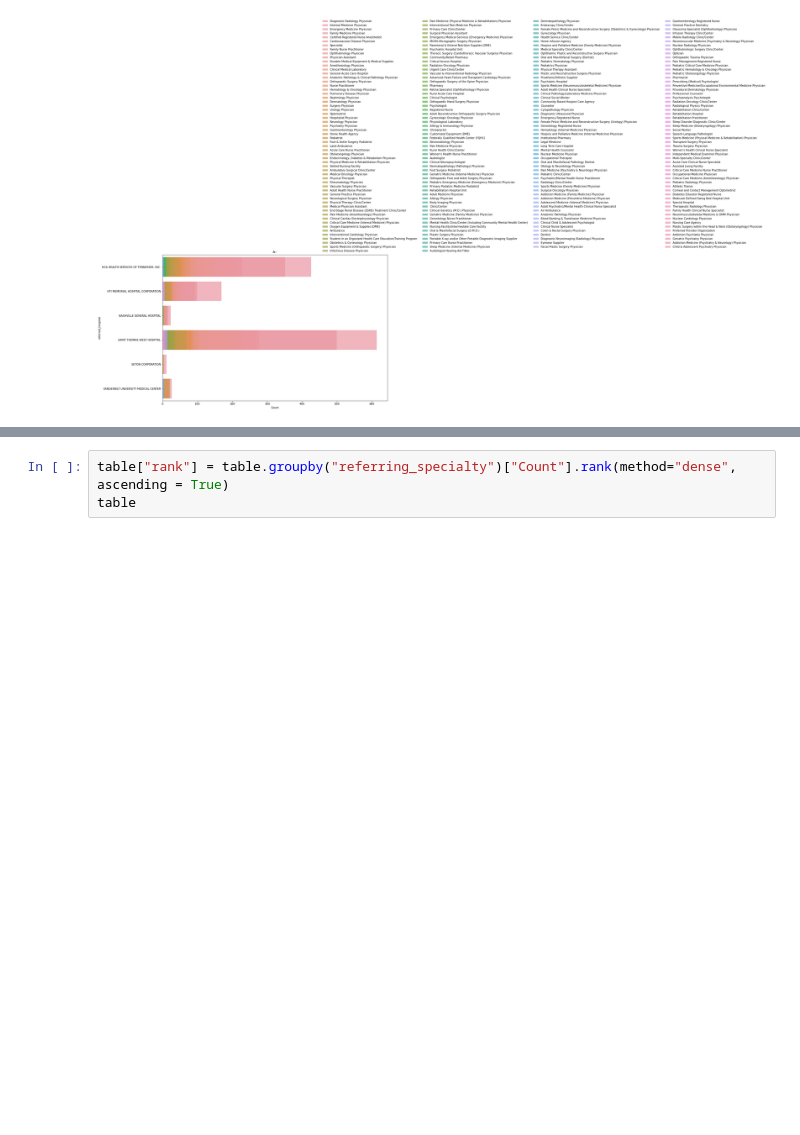
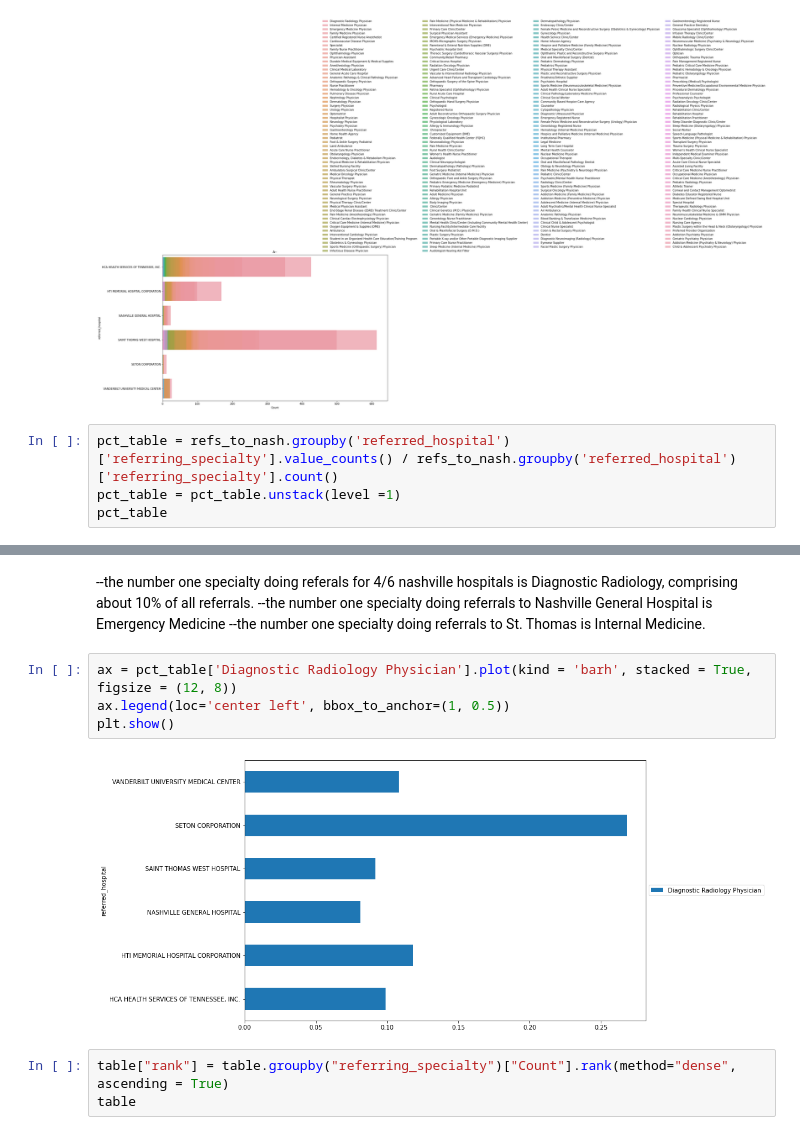
Before and after one commit to jmayf123/Hop_Teaming_Project, a Jupyter notebook: ht_eda_et.ipynb, the cells around one changed output, grey strips where cells are left out. Drawn from its saved outputs; the diff is of its cells as text; blank space fills up the shorter version.

```diff
--- a/ht_eda_et.ipynb
+++ b/ht_eda_et.ipynb
@@ -310,3 +337,7 @@ plt.title('A--')
 plt.show()
 # %% [output]
 [figure]
+# %%
+pct_table = refs_to_nash.groupby('referred_hospital')['referring_specialty'].value_counts() / refs_to_nash.groupby('referred_hospital')['referring_specialty'].count()
+pct_table = pct_table.unstack(level =1)
+pct_table
@@ -313,3 +387,13 @@ plt.show()
+# %% [markdown]
+--the number one specialty doing referals for 4/6 nashville hospitals is Diagnostic Radiology, comprising about 10% of all referrals.
+--the number one specialty doing referrals to Nashville General Hospital is Emergency Medicine
+--the number one specialty doing referrals to St. Thomas is Internal Medicine.
+# %%
+ax = pct_table['Diagnostic Radiology Physician'].plot(kind = 'barh', stacked = True, figsize = (12, 8))
+ax.legend(loc='center left', bbox_to_anchor=(1, 0.5))
+plt.show()
+# %% [output]
+[figure, added]
 # %%
 table["rank"] = table.groupby("referring_specialty")["Count"].rank(method="dense", ascending = True)
 table
```
Also changed, not shown: parts of 22 cells of this notebook.
